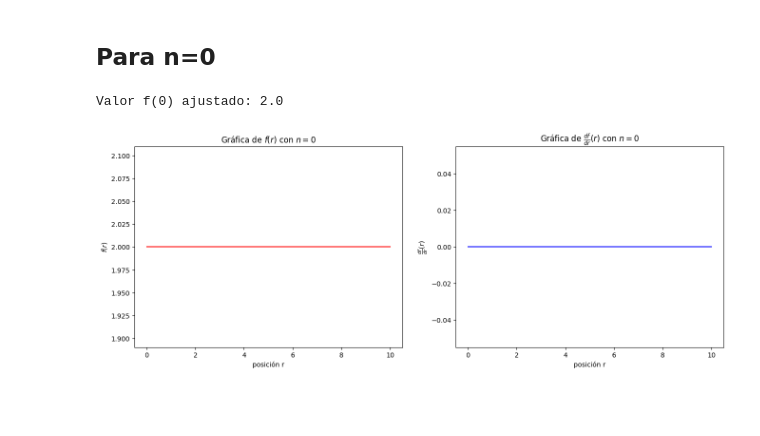
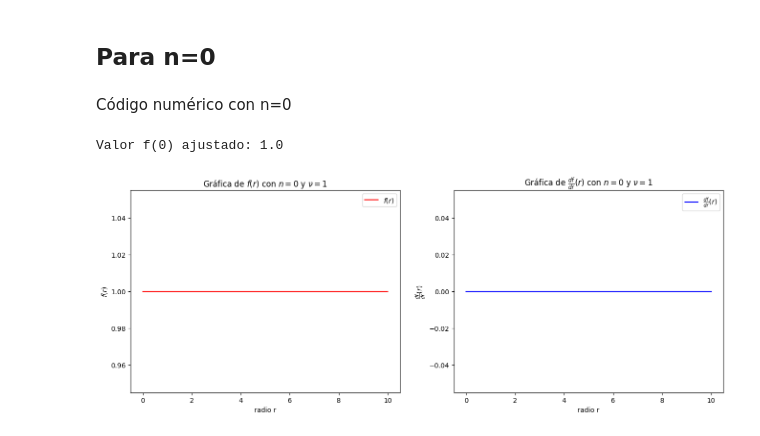
Before and after one commit to Joseluismed/Tarea2_Solitones_JLMG, a Jupyter notebook: Tarea2_solitones.ipynb, the cells around one changed output. Saved outputs shown, nothing was run; the diff lists cells and outputs as text; code cells hidden in the pictures; blank space fills up the shorter version.

```diff
--- a/Tarea2_solitones.ipynb
+++ b/Tarea2_solitones.ipynb
@@ -4,13 +4,15 @@
 # 1) Vórtices globales
 # %% [markdown]
 ## Para n=0
+# %% [markdown]
+Código numérico con n=0
 # %%
 import numpy as np
 import matplotlib.pyplot as plt
 
 #SOLUCIÓN CON n=0
 # Parámetros de ecuacion diferencial
-nu = 2
+nu = 1
 l=1   #lambda
 # Definir la ecuación diferencial a resolver sistema(variable independiente, vector estado[])
 def sistema(r, y):
@@ -62,36 +64,38 @@ def shootingn0(f_amin, f_amax, nu, a, b, tol=1e-14):
         f_amin = h
       else:
         f_amax = h
       if abs(f_amax - f_amin) < tol:
         return h
 
 
 
 #Intervalo de shooting
 f_amin = nu-10
 f_amax = nu+10
 
 # Solución final con el valor ajustado de la función en f(r=0)
 h = shootingn0(f_amin, f_amax, nu, a, b)
 y0 = [h, 0]
 print('Valor f(0) ajustado:', h)
 
 r, sol = RK4Met(sistema, y0, a, b, npt)
 f = sol[:, 0]
 v = sol[:, 1]
 
 # Graficar los resultados
 fig, ax = plt.subplots(nrows=1, ncols=2, figsize=(16, 5.5))
 
 ax[0].plot(r, f, c='red', label=r'$f(r)$')
 ax[1].plot(r, v, c='blue', label=r'$\frac{df}{dr}(r)$')
-ax[0].set_xlabel('posición r')
-ax[1].set_xlabel('posición r')
+ax[0].set_xlabel('radio r')
+ax[1].set_xlabel('radio r')
 ax[0].set_ylabel(r'$f(r)$')
 ax[1].set_ylabel(r'$\frac{df}{dr}(r)$')
-ax[0].set_title(r'Gráfica de $f(r)$ con $n=0$')
-ax[1].set_title(r'Gráfica de $\frac{df}{dr}(r)$ con $n=0$')
+ax[0].set_title(r'Gráfica de $f(r)$ con $n=0$ y $\nu=1$')
+ax[1].set_title(r'Gráfica de $\frac{df}{dr}(r)$ con $n=0$ y $\nu=1$')
+ax[0].legend()
+ax[1].legend()
 plt.show()
 # %% [output]
-Valor f(0) ajustado: 2.0
+Valor f(0) ajustado: 1.0
-[figure, old version]
+[figure, new version]
```
Also changed, not shown: parts of 5 cells of this notebook.
